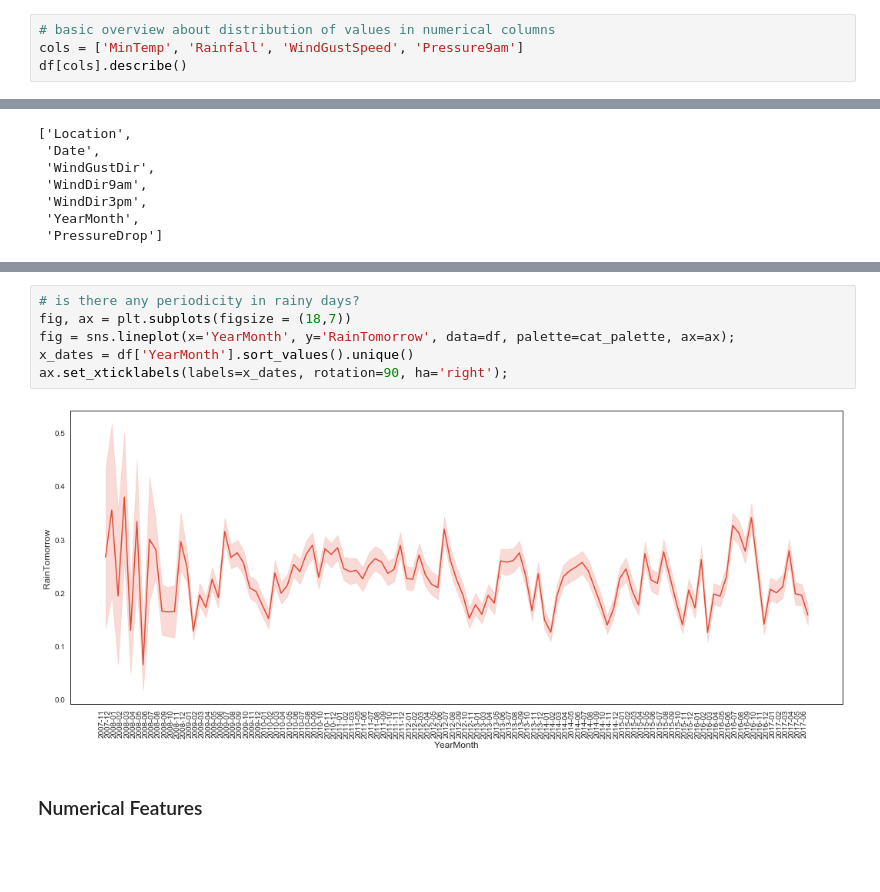
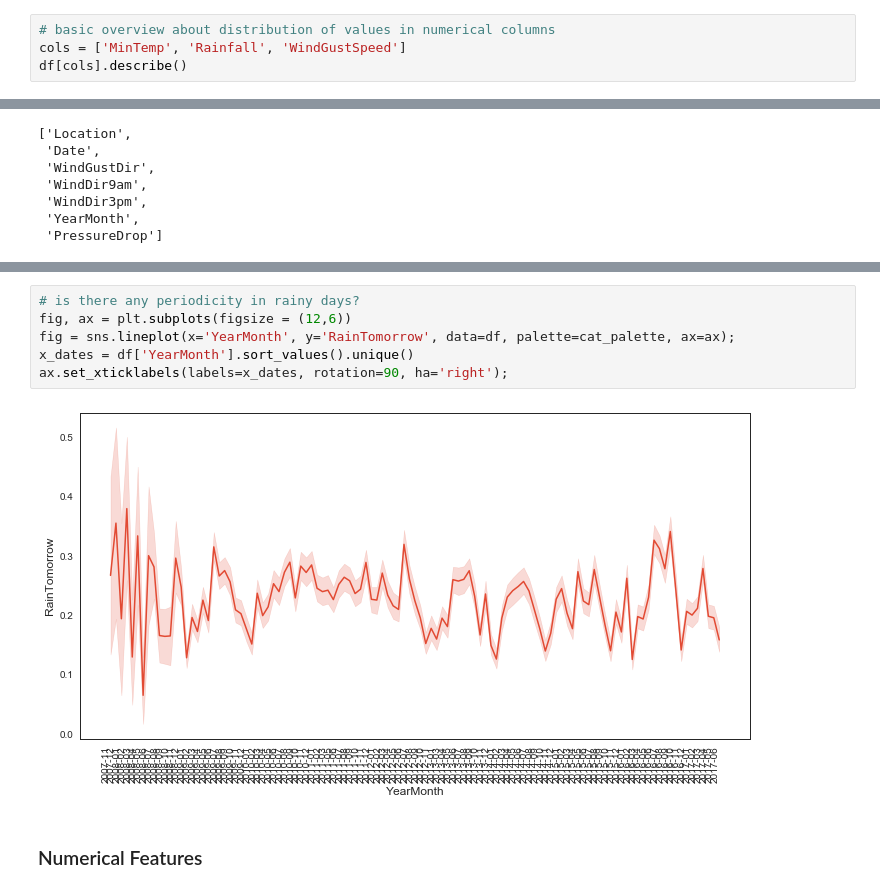
Before and after one commit to avast/machine-learning-python, a Jupyter notebook: imlp_1_data.ipynb, the cells around one changed output, grey strips where cells are left out. Saved outputs shown, nothing was run; the diff lists cells and outputs as text; blank space fills up the shorter version.

Commit message:
fixing size of images

```diff
--- a/imlp_1_data.ipynb
+++ b/imlp_1_data.ipynb
@@ -290,6 +299,6 @@ dtype: int64
 We review data for striking errors caused by eg. transformations of data on the source, manual input errors, having numerical feature values as nominal (because `1` is not the same as `"1"`), etc.
 # %%
 # basic overview about distribution of values in numerical columns
-cols = ['MinTemp', 'Rainfall', 'WindGustSpeed', 'Pressure9am']
+cols = ['MinTemp', 'Rainfall', 'WindGustSpeed']
 df[cols].describe()
 # %% [output]
@@ -579,11 +588,11 @@ sns.barplot(x='Month', y='RainTomorrow', data=df, palette=cat_palette);
 # %%
 # is there any periodicity in rainy days?
-fig, ax = plt.subplots(figsize = (18,7))
+fig, ax = plt.subplots(figsize = (12,6))
 fig = sns.lineplot(x='YearMonth', y='RainTomorrow', data=df, palette=cat_palette, ax=ax);
 x_dates = df['YearMonth'].sort_values().unique()
 ax.set_xticklabels(labels=x_dates, rotation=90, ha='right');
 # %% [output]
-[figure, old version]
+[figure, new version]
 # %% [markdown]
 ### Numerical Features
 # %% [markdown]
```
Also changed, not shown: parts of 26 cells of this notebook, 3 other files.
